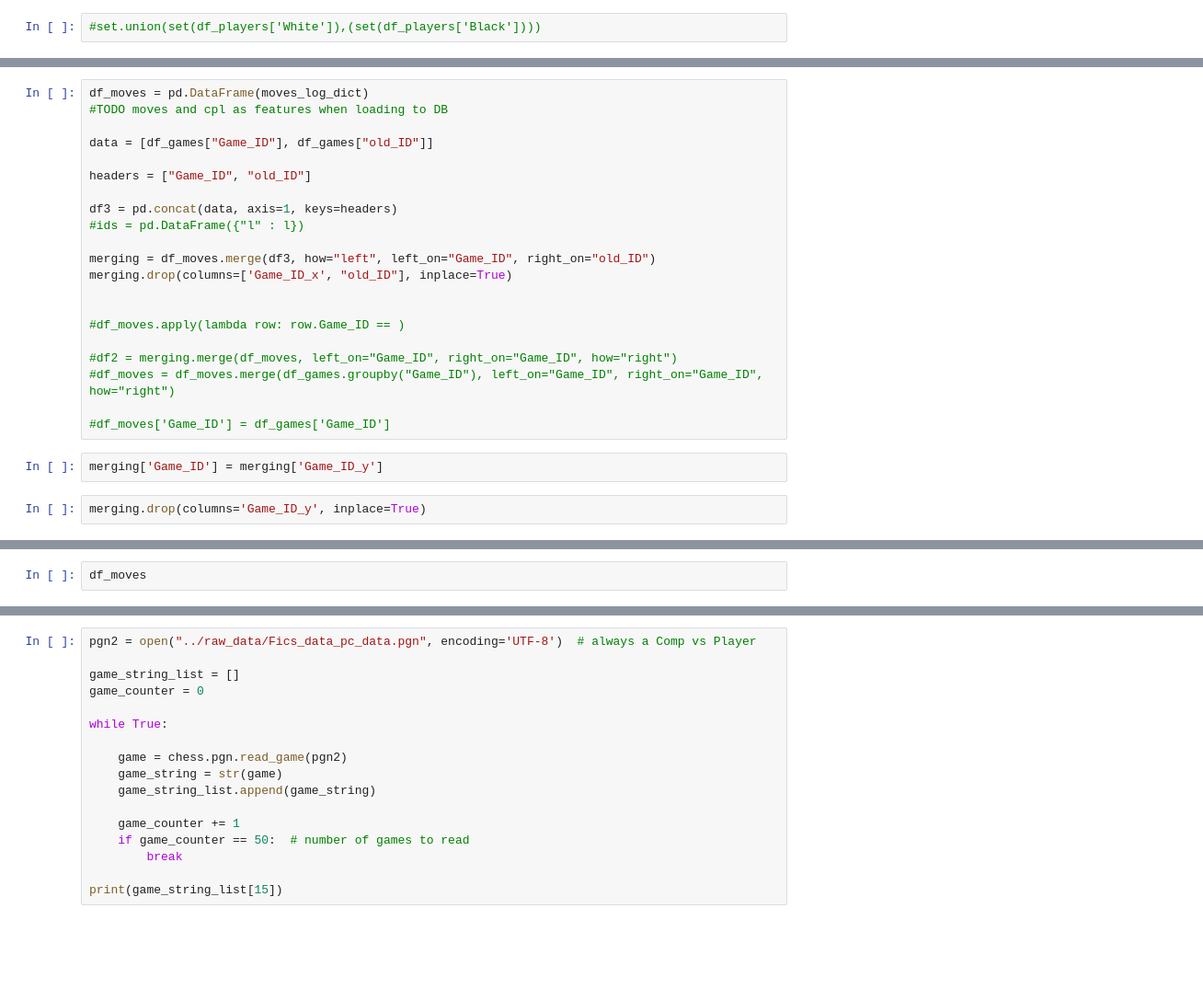
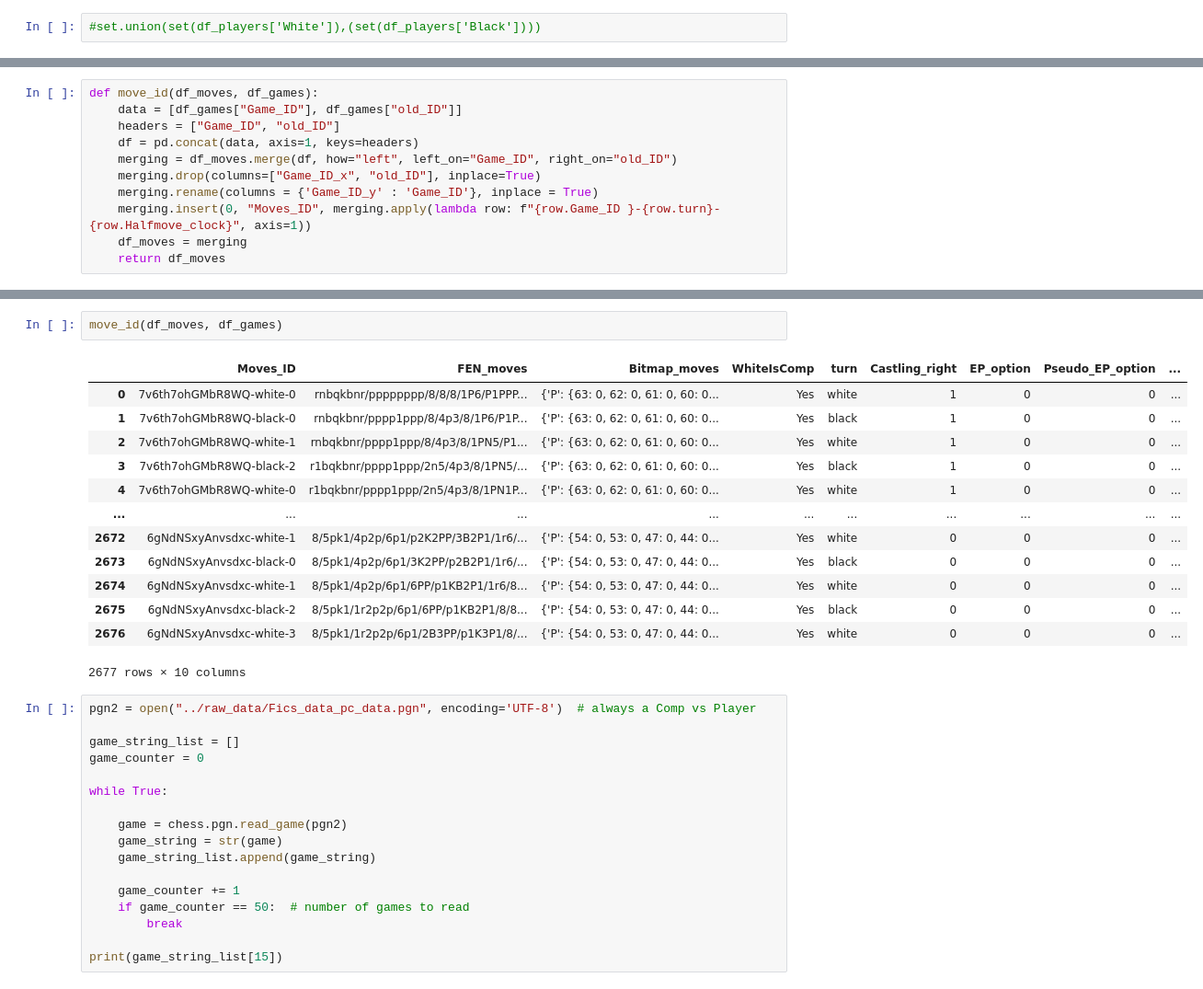
Before and after one commit to VPeron/cc_detector, a Jupyter notebook: notebooks/pgn_to_3dfs_Manuel.ipynb, the cells around one changed output, grey strips where cells are left out. Shown: that part at 92% size. Saved outputs shown, nothing was run; the diff lists cells and outputs as text; blank space fills up the shorter version.

```diff
--- a/notebooks/pgn_to_3dfs_Manuel.ipynb
+++ b/notebooks/pgn_to_3dfs_Manuel.ipynb
@@ -279,25 +316,0 @@ df_games.head()
-# %%
-df_moves = pd.DataFrame(moves_log_dict)
-#TODO moves and cpl as features when loading to DB
-
-data = [df_games["Game_ID"], df_games["old_ID"]]
-
-headers = ["Game_ID", "old_ID"]
-
-df3 = pd.concat(data, axis=1, keys=headers)
-#ids = pd.DataFrame({"l" : l})
-
-merging = df_moves.merge(df3, how="left", left_on="Game_ID", right_on="old_ID")
-merging.drop(columns=['Game_ID_x', "old_ID"], inplace=True)
-
-
-#df_moves.apply(lambda row: row.Game_ID == )
-
-#df2 = merging.merge(df_moves, left_on="Game_ID", right_on="Game_ID", how="right")
-#df_moves = df_moves.merge(df_games.groupby("Game_ID"), left_on="Game_ID", right_on="Game_ID", how="right")
-
-#df_moves['Game_ID'] = df_games['Game_ID']
-# %%
-merging['Game_ID'] = merging['Game_ID_y']
-# %%
-merging.drop(columns='Game_ID_y', inplace=True)
@@ -306,2 +341,11 @@ df_moves['Move_ID'] = df_moves.apply(lambda row: f"{row.Game_ID }-{row.turn}-{ro
 # %%
-df_moves
+def move_id(df_moves, df_games):
+    data = [df_games["Game_ID"], df_games["old_ID"]]
+    headers = ["Game_ID", "old_ID"]
+    df = pd.concat(data, axis=1, keys=headers)
+    merging = df_moves.merge(df, how="left", left_on="Game_ID", right_on="old_ID")
+    merging.drop(columns=["Game_ID_x", "old_ID"], inplace=True)
+    merging.rename(columns = {'Game_ID_y' : 'Game_ID'}, inplace = True)
+    merging.insert(0, "Moves_ID", merging.apply(lambda row: f"{row.Game_ID }-{row.turn}-{row.Halfmove_clock}", axis=1))
+    df_moves = merging
+    return df_moves
@@ -322,3 +352,19 @@ df_moves
+# %%
+move_id(df_moves, df_games)
+# %% [output]
+|  | Moves_ID | FEN_moves | Bitmap_moves | WhiteIsComp | turn | Castling_right | EP_option | Pseudo_EP_option | ... |
+| 0 | 7v6th7ohGMbR8WQ-white-0 | rnbqkbnr/pppppppp/8/8/8/1P6/P1PPP... | {'P': {63: 0, 62: 0, 61: 0, 60: 0... | Yes | white | 1 | 0 | 0 | ... |
+| 1 | 7v6th7ohGMbR8WQ-black-0 | rnbqkbnr/pppp1ppp/8/4p3/8/1P6/P1P... | {'P': {63: 0, 62: 0, 61: 0, 60: 0... | Yes | black | 1 | 0 | 0 | ... |
+| 2 | 7v6th7ohGMbR8WQ-white-1 | rnbqkbnr/pppp1ppp/8/4p3/8/1PN5/P1... | {'P': {63: 0, 62: 0, 61: 0, 60: 0... | Yes | white | 1 | 0 | 0 | ... |
+| 3 | 7v6th7ohGMbR8WQ-black-2 | r1bqkbnr/pppp1ppp/2n5/4p3/8/1PN5/... | {'P': {63: 0, 62: 0, 61: 0, 60: 0... | Yes | black | 1 | 0 | 0 | ... |
+| 4 | 7v6th7ohGMbR8WQ-white-0 | r1bqkbnr/pppp1ppp/2n5/4p3/8/1PN1P... | {'P': {63: 0, 62: 0, 61: 0, 60: 0... | Yes | white | 1 | 0 | 0 | ... |
+| ... | ... | ... | ... | ... | ... | ... | ... | ... | ... |
+| 2672 | 6gNdNSxyAnvsdxc-white-1 | 8/5pk1/4p2p/6p1/p2K2PP/3B2P1/1r6/... | {'P': {54: 0, 53: 0, 47: 0, 44: 0... | Yes | white | 0 | 0 | 0 | ... |
+| 2673 | 6gNdNSxyAnvsdxc-black-0 | 8/5pk1/4p2p/6p1/3K2PP/p2B2P1/1r6/... | {'P': {54: 0, 53: 0, 47: 0, 44: 0... | Yes | black | 0 | 0 | 0 | ... |
+| 2674 | 6gNdNSxyAnvsdxc-white-1 | 8/5pk1/4p2p/6p1/6PP/p1KB2P1/1r6/8... | {'P': {54: 0, 53: 0, 47: 0, 44: 0... | Yes | white | 0 | 0 | 0 | ... |
+| 2675 | 6gNdNSxyAnvsdxc-black-2 | 8/5pk1/1r2p2p/6p1/6PP/p1KB2P1/8/8... | {'P': {54: 0, 53: 0, 47: 0, 44: 0... | Yes | black | 0 | 0 | 0 | ... |
+| 2676 | 6gNdNSxyAnvsdxc-white-3 | 8/5pk1/1r2p2p/6p1/2B3PP/p1K3P1/8/... | {'P': {54: 0, 53: 0, 47: 0, 44: 0... | Yes | white | 0 | 0 | 0 | ... |
+2677 rows × 10 columns
 # %%
 pgn2 = open("../raw_data/Fics_data_pc_data.pgn", encoding='UTF-8')  # always a Comp vs Player
 
```
Also changed, not shown: parts of 14 cells of this notebook, 3 other files.
